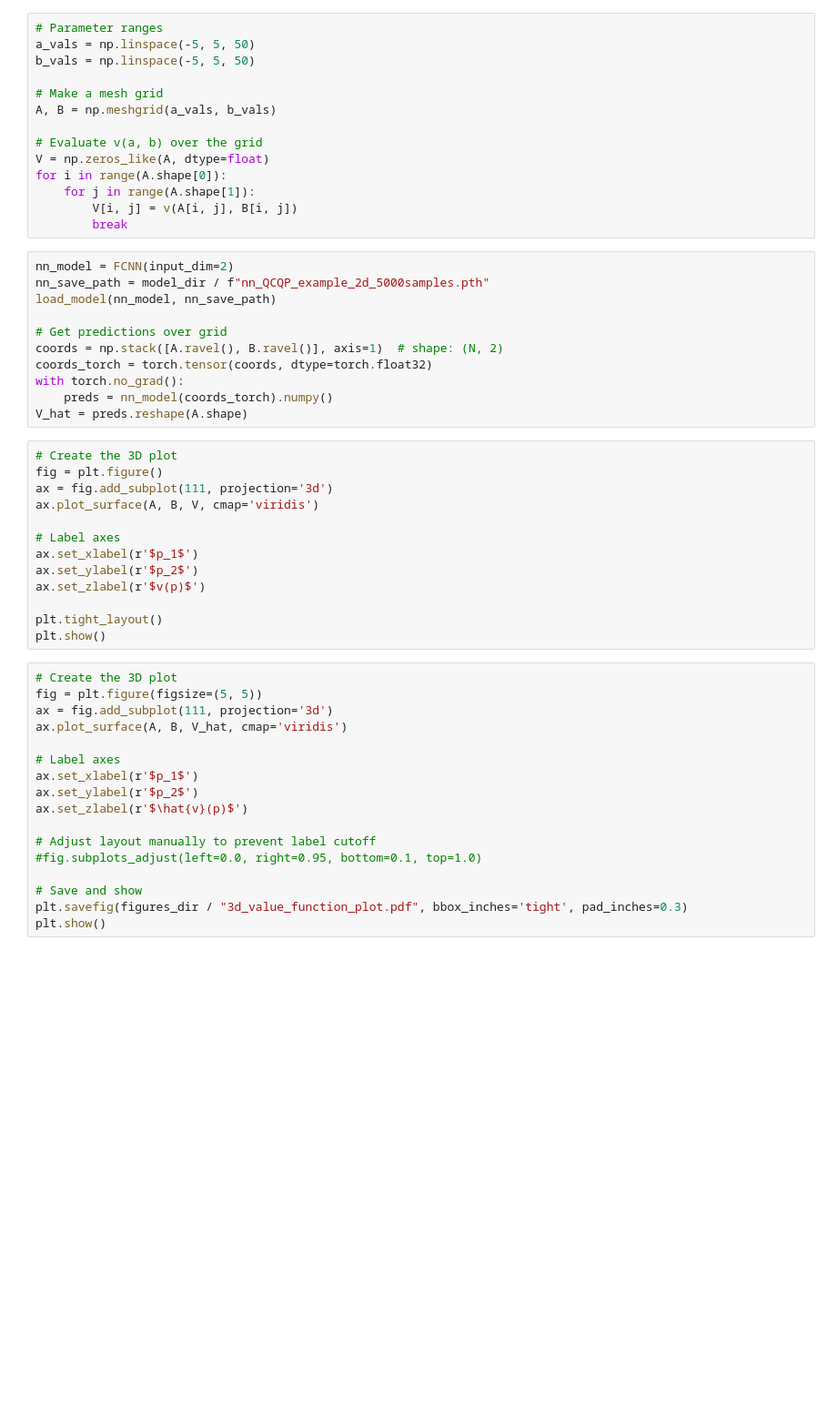
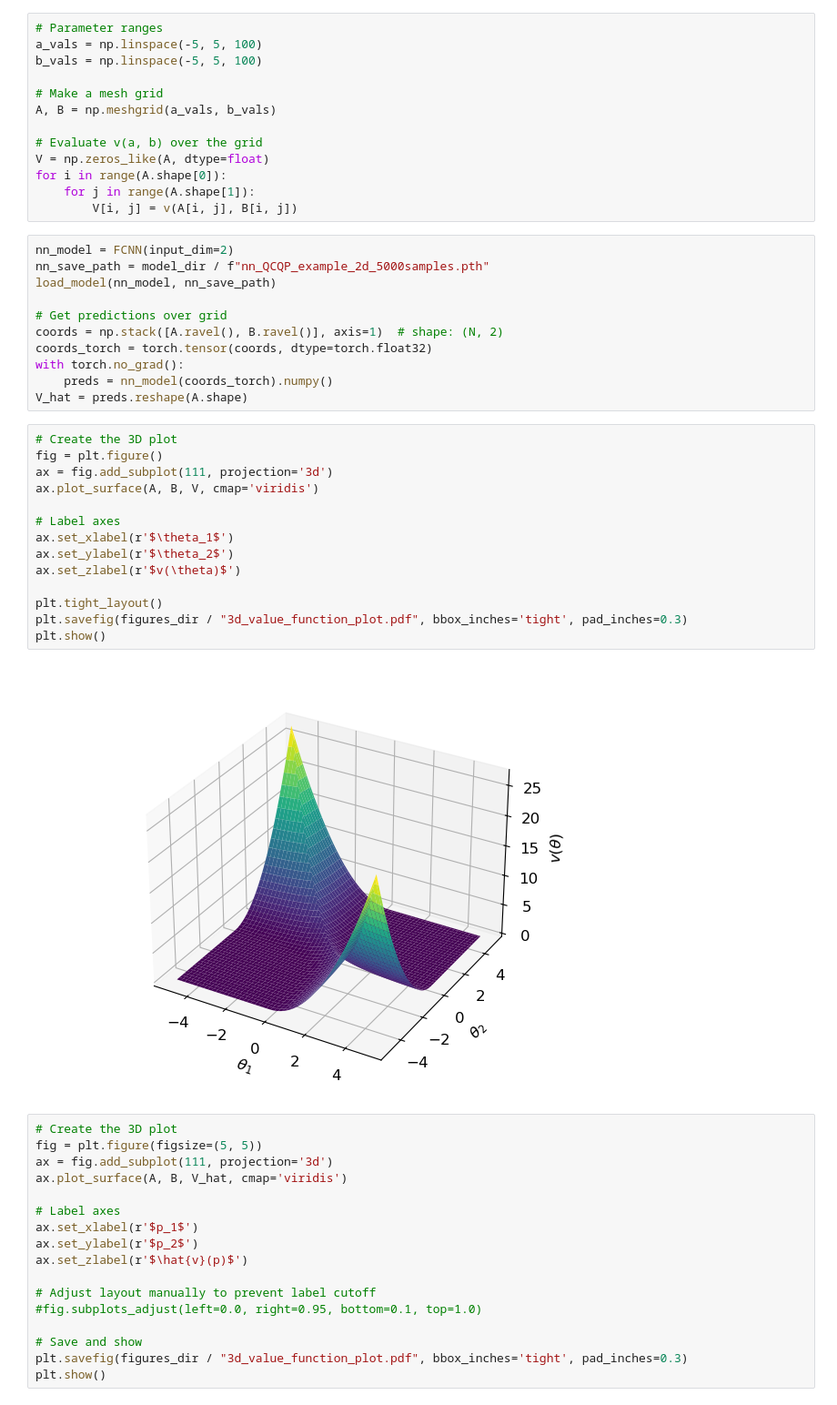
Before and after one commit to Charles-Gulian/nn-4-opt-cert, a Jupyter notebook: legacy/notebooks/parametric-qcqp-with-perturbation.ipynb, the cells around one changed output. Shown at 91% size. Saved outputs shown, nothing was run; the diff lists cells and outputs as text; blank space fills up the shorter version.

```diff
--- a/legacy/notebooks/parametric-qcqp-with-perturbation.ipynb
+++ b/legacy/notebooks/parametric-qcqp-with-perturbation.ipynb
@@ -347,8 +370,8 @@ def v(a, b):
     return result
 # %%
 # Parameter ranges
-a_vals = np.linspace(-5, 5, 50)
-b_vals = np.linspace(-5, 5, 50)
+a_vals = np.linspace(-5, 5, 100)
+b_vals = np.linspace(-5, 5, 100)
 
 # Make a mesh grid
 A, B = np.meshgrid(a_vals, b_vals)
@@ -358,7 +381,6 @@ V = np.zeros_like(A, dtype=float)
 for i in range(A.shape[0]):
     for j in range(A.shape[1]):
         V[i, j] = v(A[i, j], B[i, j])
-        break
 # %%
 nn_model = FCNN(input_dim=2)
 nn_save_path = model_dir / f"nn_QCQP_example_2d_5000samples.pth"
@@ -373,16 +395,19 @@ V_hat = preds.reshape(A.shape)
 # %%
 # Create the 3D plot
 fig = plt.figure()
 ax = fig.add_subplot(111, projection='3d')
 ax.plot_surface(A, B, V, cmap='viridis')
 
 # Label axes
-ax.set_xlabel(r'$p_1$')
-ax.set_ylabel(r'$p_2$')
-ax.set_zlabel(r'$v(p)$')
+ax.set_xlabel(r'$\theta_1$')
+ax.set_ylabel(r'$\theta_2$')
+ax.set_zlabel(r'$v(\theta)$')
 
 plt.tight_layout()
+plt.savefig(figures_dir / "3d_value_function_plot.pdf", bbox_inches='tight', pad_inches=0.3)
 plt.show()
+# %% [output]
+[figure, added]
 # %%
 # Create the 3D plot
 fig = plt.figure(figsize=(5, 5))
```
Also changed, not shown: parts of 9 cells of this notebook, 5 other files.
